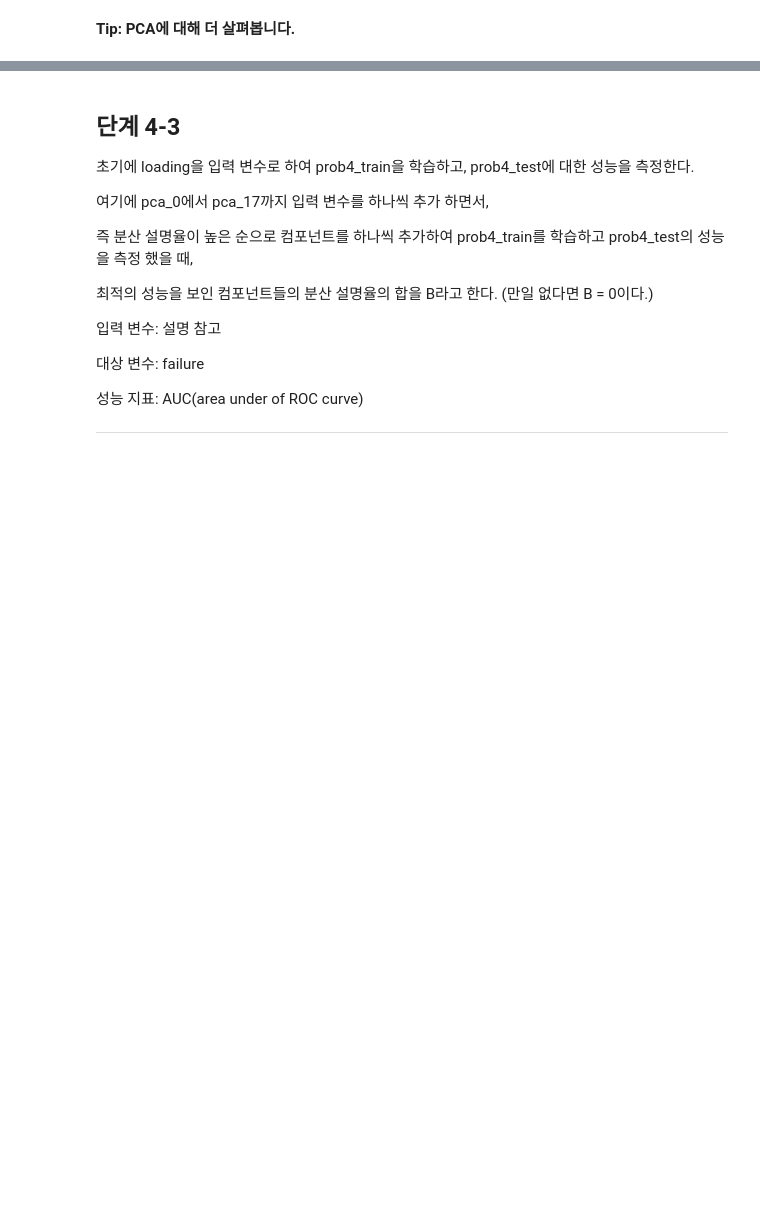
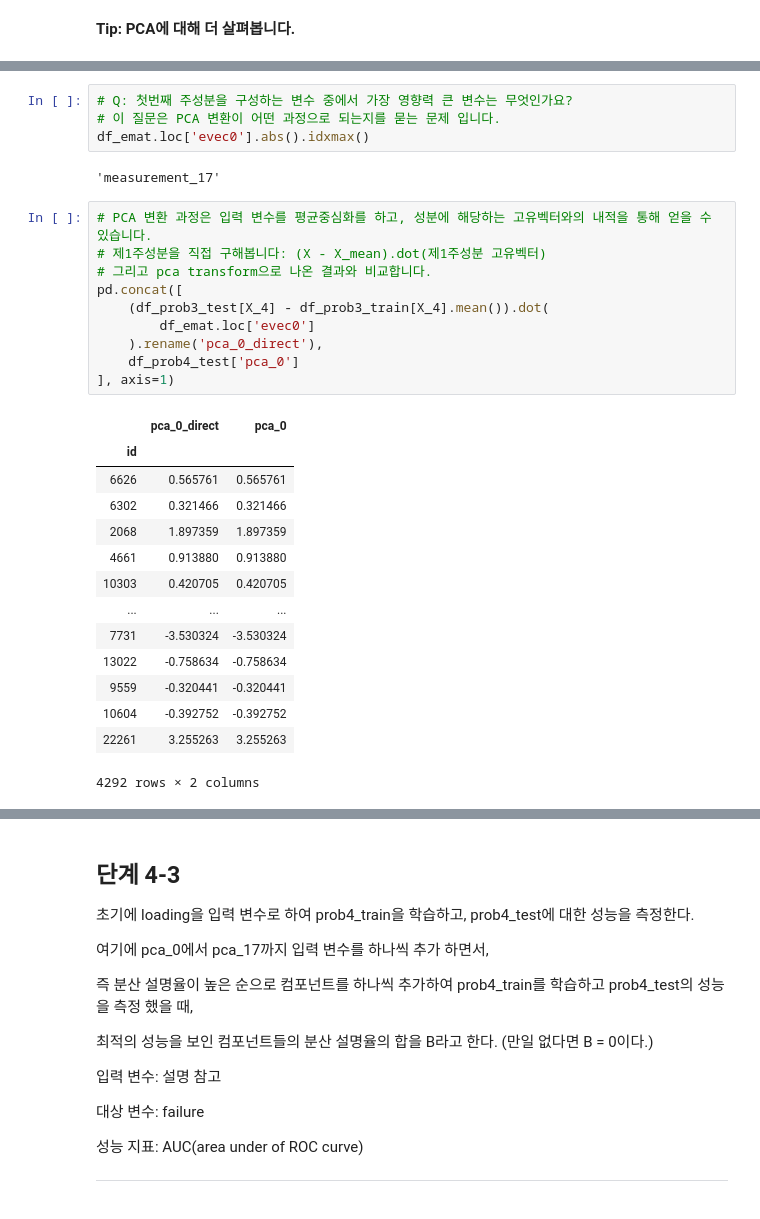
Before and after one commit to sunkusun9/DS_lv3_2506_2, a Jupyter notebook: sec_ds_lv3_prob1_prob.ipynb, the cells around one changed output, grey strips where cells are left out. Saved outputs shown, nothing was run; the diff lists cells and outputs as text; blank space fills up the shorter version.

```diff
--- a/sec_ds_lv3_prob1_prob.ipynb
+++ b/sec_ds_lv3_prob1_prob.ipynb
@@ -1708,0 +1656,31 @@ array([[-1.01483386,  0.98865386,  0.60831251, ..., -0.12706416,
+# %%
+# Q: 첫번째 주성분을 구성하는 변수 중에서 가장 영향력 큰 변수는 무엇인가요?
+# 이 질문은 PCA 변환이 어떤 과정으로 되는지를 묻는 문제 입니다.
+df_emat.loc['evec0'].abs().idxmax()
+# %% [output]
+'measurement_17'
+# %%
+# PCA 변환 과정은 입력 변수를 평균중심화를 하고, 성분에 해당하는 고유벡터와의 내적을 통해 얻을 수 있습니다.
+# 제1주성분을 직접 구해봅니다: (X - X_mean).dot(제1주성분 고유벡터)
+# 그리고 pca transform으로 나온 결과와 비교합니다.
+pd.concat([
+    (df_prob3_test[X_4] - df_prob3_train[X_4].mean()).dot(
+        df_emat.loc['evec0']
+    ).rename('pca_0_direct'),
+    df_prob4_test['pca_0']
+], axis=1)
+# %% [output]
+|  | pca_0_direct | pca_0 |
+| id |  |  |
+| 6626 | 0.565761 | 0.565761 |
+| 6302 | 0.321466 | 0.321466 |
+| 2068 | 1.897359 | 1.897359 |
+| 4661 | 0.913880 | 0.913880 |
+| 10303 | 0.420705 | 0.420705 |
+| ... | ... | ... |
+| 7731 | -3.530324 | -3.530324 |
+| 13022 | -0.758634 | -0.758634 |
+| 9559 | -0.320441 | -0.320441 |
+| 10604 | -0.392752 | -0.392752 |
+| 22261 | 3.255263 | 3.255263 |
+4292 rows × 2 columns
```
Also changed, not shown: parts of 31 cells of this notebook.
